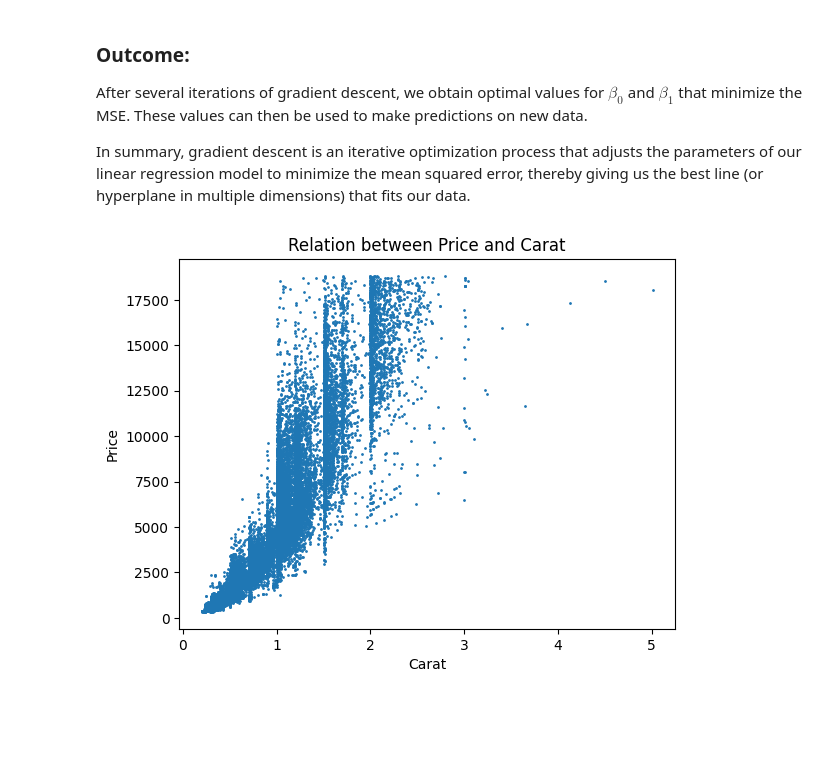
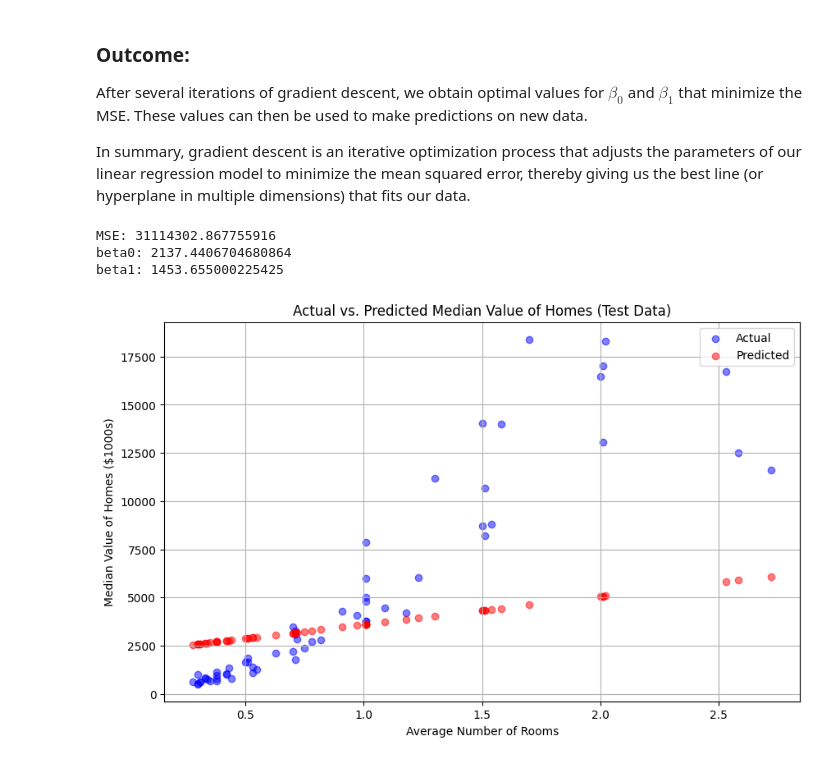
Before and after one commit to JoanClaverol/ds-articles, a Jupyter notebook: notebooks/machine_learning/linear_regression/lm_from_scratch.ipynb, the cells around one changed output. Drawn from its saved outputs; the diff is of its cells as text; code cells hidden in the pictures; blank space fills up the shorter version.

```diff
--- a/notebooks/machine_learning/linear_regression/lm_from_scratch.ipynb
+++ b/notebooks/machine_learning/linear_regression/lm_from_scratch.ipynb
@@ -21,3 +21,13 @@ diamonds.head()
 | 2 | 0.23 | Good | E | VS1 | 56.9 | 65.0 | 327 | 4.05 | 4.07 | 2.31 |
 | 3 | 0.29 | Premium | I | VS2 | 62.4 | 58.0 | 334 | 4.20 | 4.23 | 2.63 |
 | 4 | 0.31 | Good | J | SI2 | 63.3 | 58.0 | 335 | 4.34 | 4.35 | 2.75 |
+# %%
+# make a sample
+diamonds_sample = diamonds.sample(300)
+
+# Extracting feature and target
+X = diamonds_sample['carat'].values
+y = diamonds_sample['price'].values.reshape(-1,1)
+
+# Splitting the data
+X_train, X_test, y_train, y_test = train_test_split(X, y, test_size=0.2, random_state=42)
@@ -82,25 +101,21 @@ def gradient_descent(X, y, beta0, beta1, alpha, iterations):
 # %% [markdown]
 #### **Learning Rate**:
 It's a hyperparameter that determines the size of the steps we take in each iteration. A good learning rate will allow gradient descent to converge to the minimum of the cost function efficiently. If it's too high, we might overshoot the minimum, and if it's too low, the convergence might be very slow.
+# %%
+# Hyperparameters for gradient descent
+alpha_diamonds = 0.000001
+iterations_diamonds = 5000
+
+# Initial values for beta0 and beta1
+beta0_diamonds = 0
+beta1_diamonds = 0
+
+# Run gradient descent
+beta0_diamonds_final, beta1_diamonds_final, cost_history_diamonds = gradient_descent(
+    X_train, y_train, beta0_diamonds, beta1_diamonds, alpha_diamonds, iterations_diamonds)
 # %% [markdown]
 ### **Outcome**:
 After several iterations of gradient descent, we obtain optimal values for $\beta_0$ and $\beta_1$ that minimize the MSE. These values can then be used to make predictions on new data.
 
 In summary, gradient descent is an iterative optimization process that adjusts the parameters of our linear regression model to minimize the mean squared error, thereby giving us the best line (or hyperplane in multiple dimensions) that fits our data.
-# %%
-# Extracting feature and target
-X = diamonds['carat'].values
-y = diamonds['price'].values.reshape(-1,1)
-
-# Splitting the data
-X_train, X_test, y_train, y_test = train_test_split(X, y, test_size=0.2, random_state=42)
-# %%
-# plot the relation between X and y
-plt.scatter(X_train, y_train, s=1)
-plt.xlabel('Carat')
-plt.ylabel('Price')
-plt.title('Relation between Price and Carat')
-plt.show()
-# %% [output]
-[figure, removed]
 # %%
@@ -151,0 +129,22 @@ mse_boston = np.mean((y_pred_boston - y_test) ** 2)
+# %%
+print('MSE: {}'.format(mse_diamonds))
+# print beta
+print('beta0: {}'.format(beta0_diamonds_final))
+print('beta1: {}'.format(beta1_diamonds_final))
+# %% [output]
+MSE: 31114302.867755916
+beta0: 2137.4406704680864
+beta1: 1453.655000225425
+# %%
+# Visualizing the actual vs. predicted median values of homes for the test set
+plt.figure(figsize=(10,6))
+plt.scatter(X_test, y_test, color='blue', alpha=0.5, label='Actual')
+plt.scatter(X_test, y_pred_diamonds, color='red', alpha=0.5, label='Predicted')
+plt.xlabel('Average Number of Rooms')
+plt.ylabel('Median Value of Homes ($1000s)')
+plt.title('Actual vs. Predicted Median Value of Homes (Test Data)')
+plt.legend()
+plt.grid(True)
+plt.show()
+# %% [output]
+[figure, added]
```
Also changed, not shown: parts of 3 cells of this notebook.
